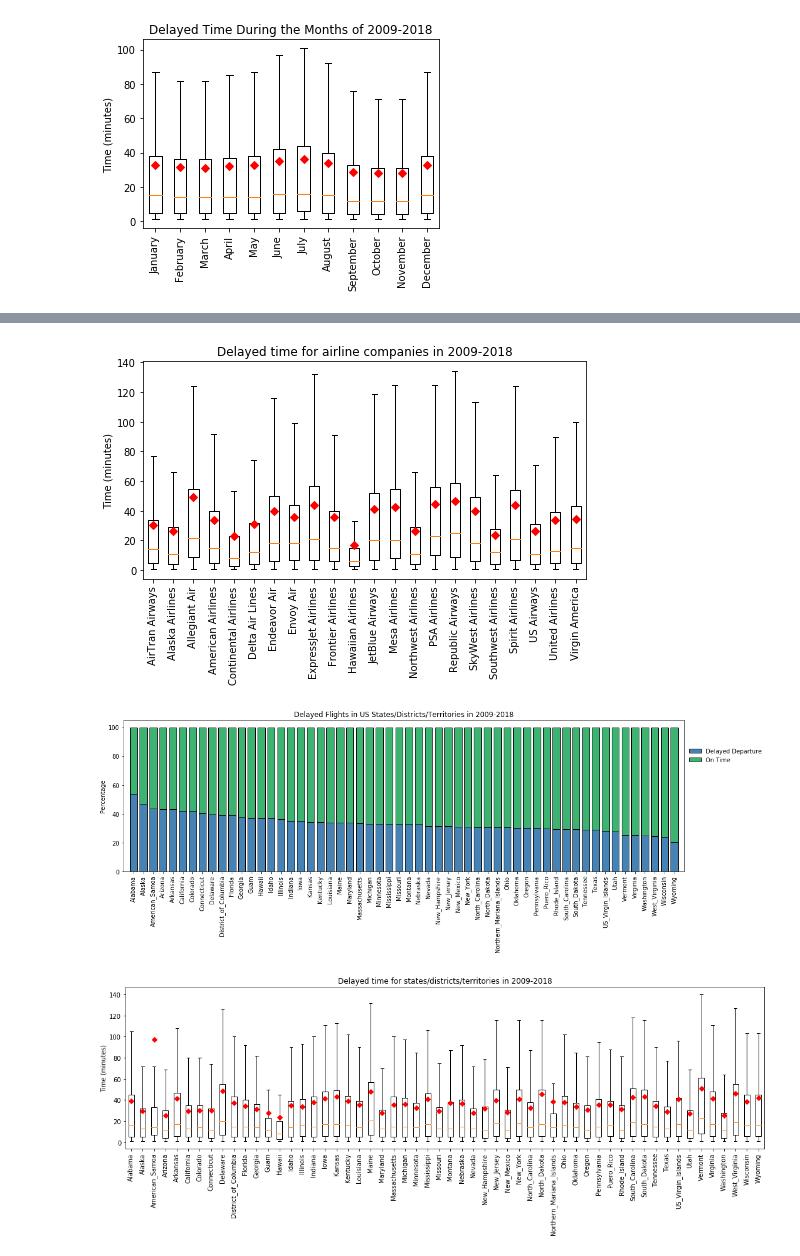
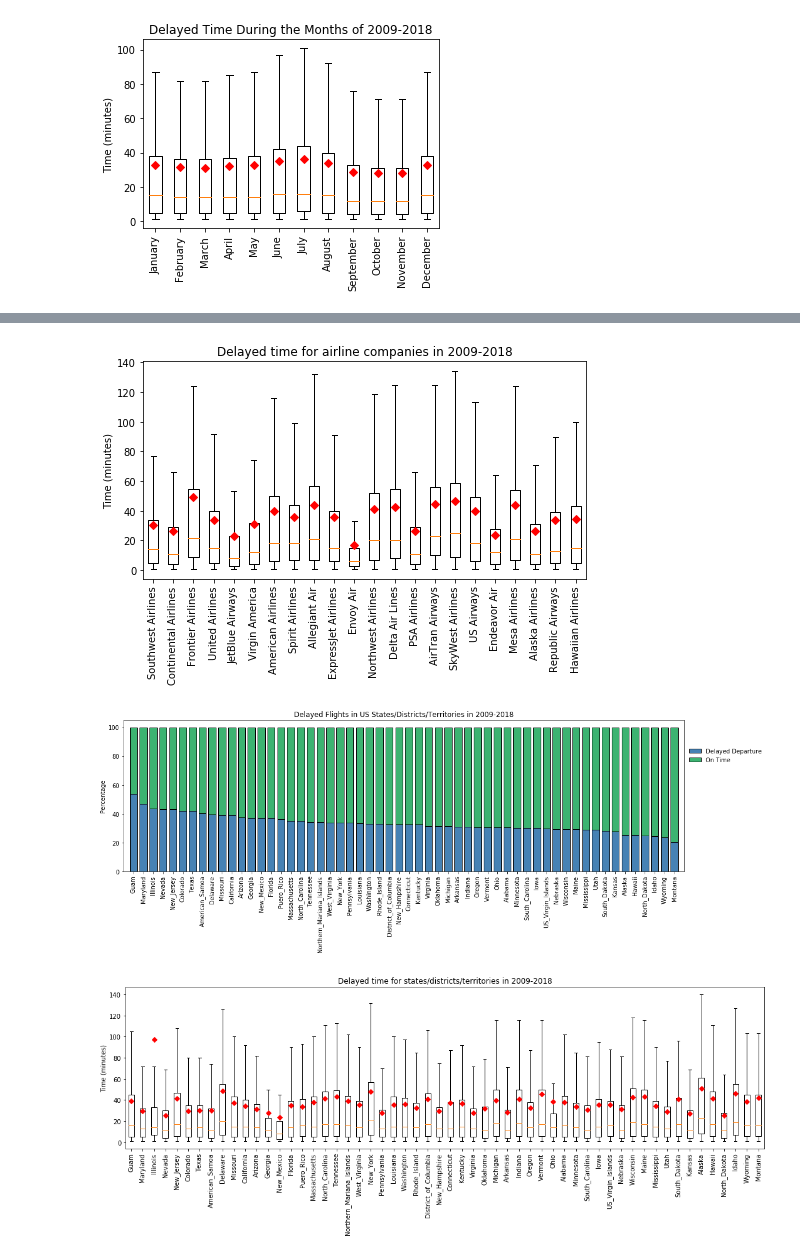
Before and after one commit to wcjohnchen/capstoneProject3, a Jupyter notebook: eda.ipynb, the cells around one changed output, grey strips where cells are left out. Cells and saved outputs as stored; diff of their text form; code cells hidden in the pictures.

```diff
--- a/eda.ipynb
+++ b/eda.ipynb
@@ -523,14 +530,14 @@ data = [fl['DEP_DELAY'],
         us['DEP_DELAY'],
         ua['DEP_DELAY'],
         vx['DEP_DELAY']]
-xticklabels = airline_count.index.tolist()
+xticklabels = sort_airlines
 x_pos = np.arange(len(xticklabels))
 title = 'Delayed time for airline companies in 2009-2018'
 fig, ax = plt.subplots(figsize=(7,5))
 plot_boxplot(data, x_pos, xticklabels, title, 90)
 #fig.savefig('boxplotAirline.png')
 # %% [output]
-[figure, old version]
+[figure, new version]
 # %%
 ##### delays for states/districts/territories in 2009-2018
 state_count = delay_time.groupby('ORIGIN')['DEP_DELAY'].count()
@@ -547,13 +554,13 @@ legend = ['Delayed Departure', 'On Time']
 xrange = state_count.shape[0]
 data1 = -np.sort(-state_count/total*100)
 data2 = np.sort(not_delayed/total*100)
-xticklabels = state_count.index.tolist()
+xticklabels = sort_state
 title = 'Delayed Flights in US States/Districts/Territories in 2009-2018'
 fig, ax = plt.subplots(figsize=(16,6))
 plot_bar_graph(xrange, data1, data2, xticklabels, title, legend)
 #fig.savefig('states.png')
 # %% [output]
-[figure, old version]
+[figure, new version]
 # %%
 ##### delay time for states/districts/territories in 2009-2018
 Florida = delay_time[delay_time['ORIGIN'] == 'Florida']
@@ -655,32 +662,32 @@ data = [Alabama['DEP_DELAY'],
         New_Jersey['DEP_DELAY'],
         New_Mexico['DEP_DELAY'],
         New_York['DEP_DELAY'],
         North_Carolina['DEP_DELAY'],
         North_Dakota['DEP_DELAY'],
         Northern_Mariana_Islands['DEP_DELAY'],
         Ohio['DEP_DELAY'],
         Oklahoma['DEP_DELAY'],
         Oregon['DEP_DELAY'],
         Pennsylvania['DEP_DELAY'],
         Puero_Rico['DEP_DELAY'],
         Rhode_Island['DEP_DELAY'],
         South_Carolina['DEP_DELAY'],
         South_Dakota['DEP_DELAY'],
         Tennessee['DEP_DELAY'],
         Texas['DEP_DELAY'],
         US_Virgin_Islands['DEP_DELAY'],
         Utah['DEP_DELAY'],
         Vermont['DEP_DELAY'],
         Virginia['DEP_DELAY'],
         Washington['DEP_DELAY'],
         West_Virginia['DEP_DELAY'],
         Wisconsin['DEP_DELAY'],
         Wyoming['DEP_DELAY']]
-xticklabels = state_count.index.tolist()
+xticklabels = sort_state
 x_pos = np.arange(len(xticklabels))
 title = 'Delayed time for states/districts/territories in 2009-2018'
 fig, ax = plt.subplots(figsize=(15,6))
 plot_boxplot(data, x_pos, xticklabels, title, 90)
 #fig.savefig('boxplotStates.png')
 # %% [output]
-[figure, old version]
+[figure, new version]
```
Also changed, not shown: parts of 7 cells of this notebook.
